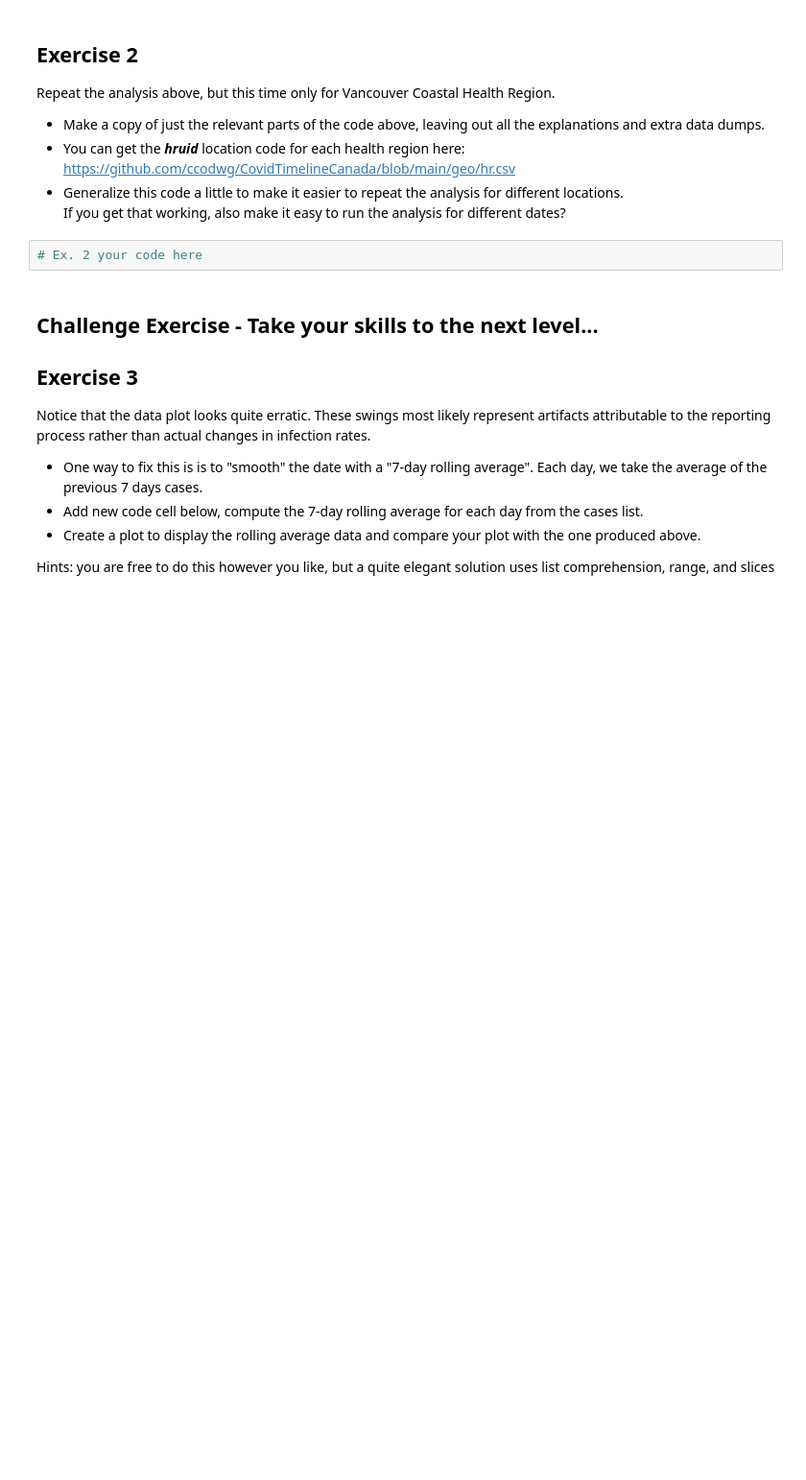
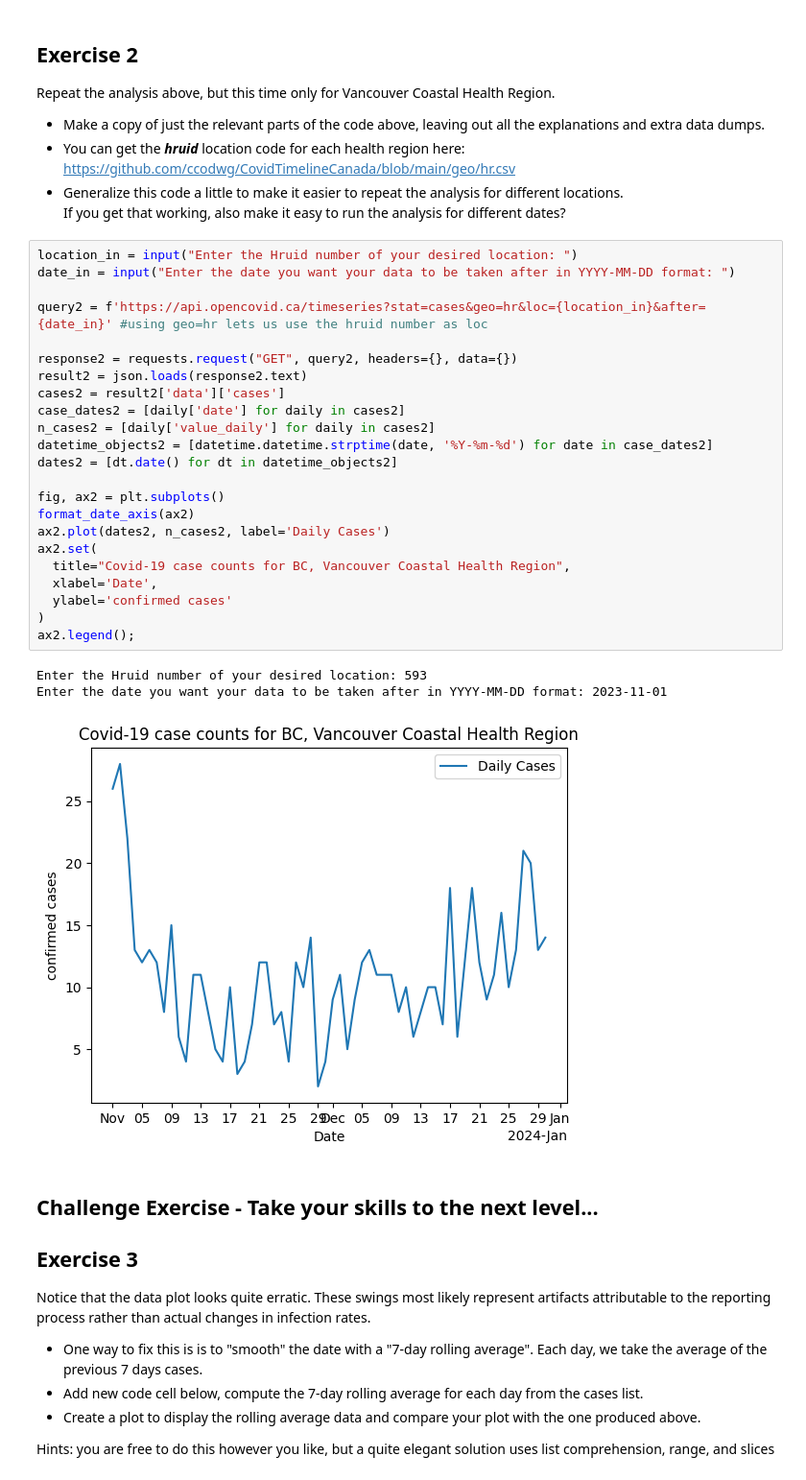
Before and after one commit to ChowWigglePuff/cap-comp215, a Jupyter notebook: labs/lab01-intro.ipynb, the cells around one changed output. Shown at 96% size. Saved outputs shown, nothing was run; the diff lists cells and outputs as text; blank space fills up the shorter version.

```diff
--- a/labs/lab01-intro.ipynb
+++ b/labs/lab01-intro.ipynb
@@ -170,8 +170,33 @@ Repeat the analysis above, but this time only for Vancouver Coastal Health Regio
 * You can get the ***hruid*** location code for each health region here:  https://github.com/ccodwg/CovidTimelineCanada/blob/main/geo/hr.csv
 * Generalize this code a little to make it easier to repeat the analysis for different locations.
   If you get that working, also make it easy to run the analysis for different dates?
-# %%
-# Ex. 2 your code here
+# %%
+location_in = input("Enter the Hruid number of your desired location: ")
+date_in = input("Enter the date you want your data to be taken after in YYYY-MM-DD format: ")
+
+query2 = f'https://api.opencovid.ca/timeseries?stat=cases&geo=hr&loc={location_in}&after={date_in}' #using geo=hr lets us use the hruid number as loc
+
+response2 = requests.request("GET", query2, headers={}, data={})
+result2 = json.loads(response2.text)
+cases2 = result2['data']['cases']
+case_dates2 = [daily['date'] for daily in cases2]
+n_cases2 = [daily['value_daily'] for daily in cases2]
+datetime_objects2 = [datetime.datetime.strptime(date, '%Y-%m-%d') for date in case_dates2]
+dates2 = [dt.date() for dt in datetime_objects2]
+
+fig, ax2 = plt.subplots()
+format_date_axis(ax2)
+ax2.plot(dates2, n_cases2, label='Daily Cases')
+ax2.set(
+  title="Covid-19 case counts for BC, Vancouver Coastal Health Region",
+  xlabel='Date',
+  ylabel='confirmed cases'
+)
+ax2.legend();
+# %% [output]
+Enter the Hruid number of your desired location: 593
+Enter the date you want your data to be taken after in YYYY-MM-DD format: 2023-11-01
+[figure, added]
 # %% [markdown]
 ## Challenge Exercise - Take your skills to the next level...
 
```
Also changed, not shown: parts of 1 cell of this notebook.
